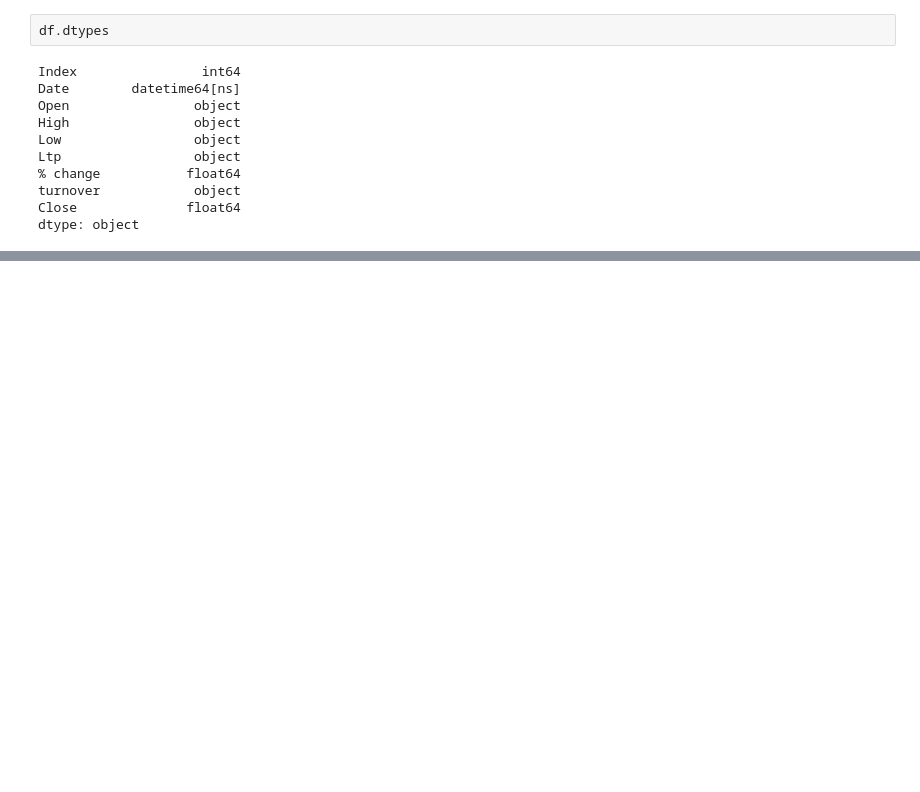
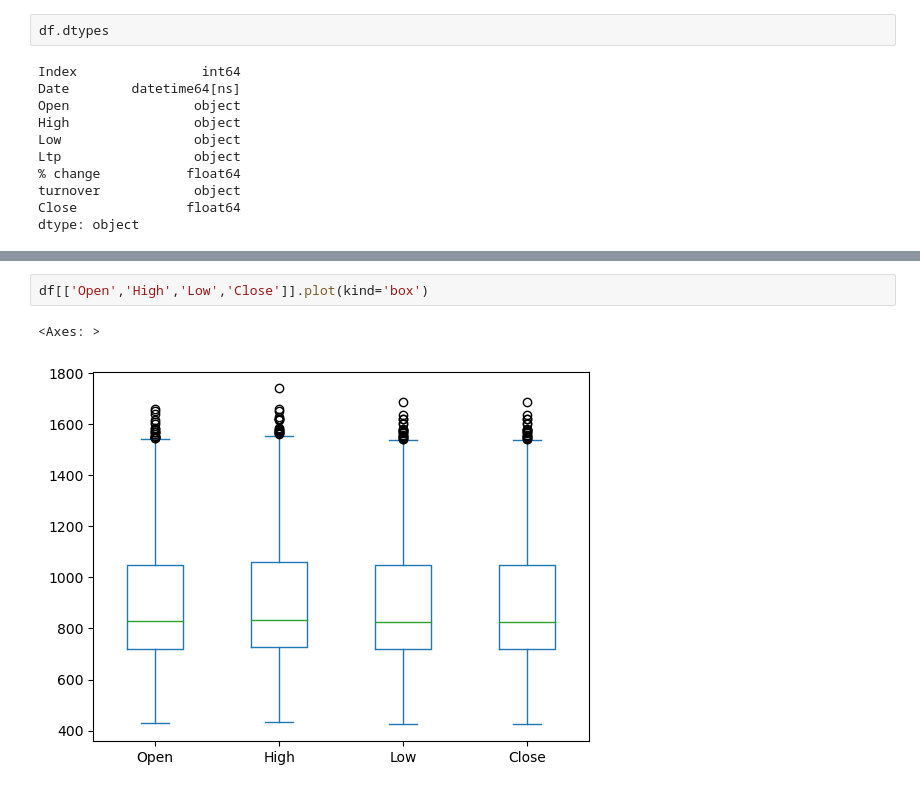
Before and after one commit to jyotsanh/ExoStock-Time-series-Forcasting, a Jupyter notebook: notebooks/Untitled.ipynb, the cells around one changed output, grey strips where cells are left out. Saved outputs shown, nothing was run; the diff lists cells and outputs as text; blank space fills up the shorter version.

```diff
--- a/notebooks/Untitled.ipynb
+++ b/notebooks/Untitled.ipynb
@@ -131,0 +132,5 @@ plt.show()
+# %%
+df[['Open','High','Low','Close']].plot(kind='box')
+# %% [output]
+<Axes: >
+[figure, added]
```
Also changed, not shown: parts of 21 cells of this notebook.
